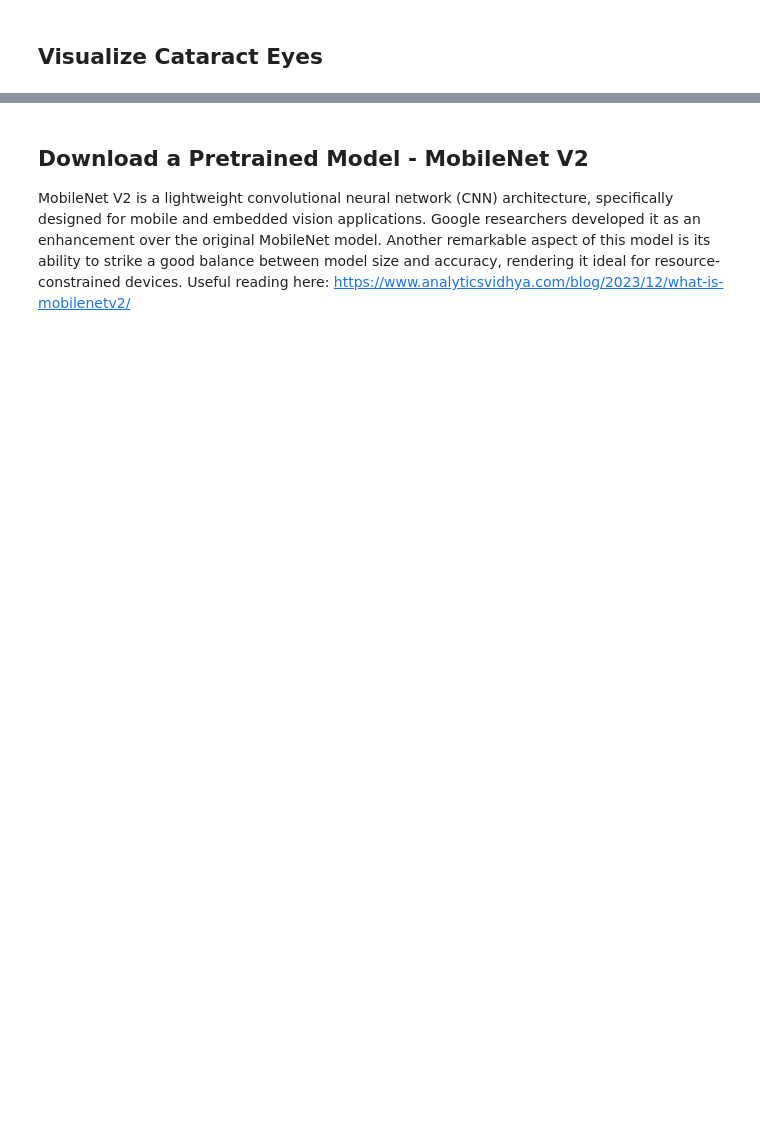
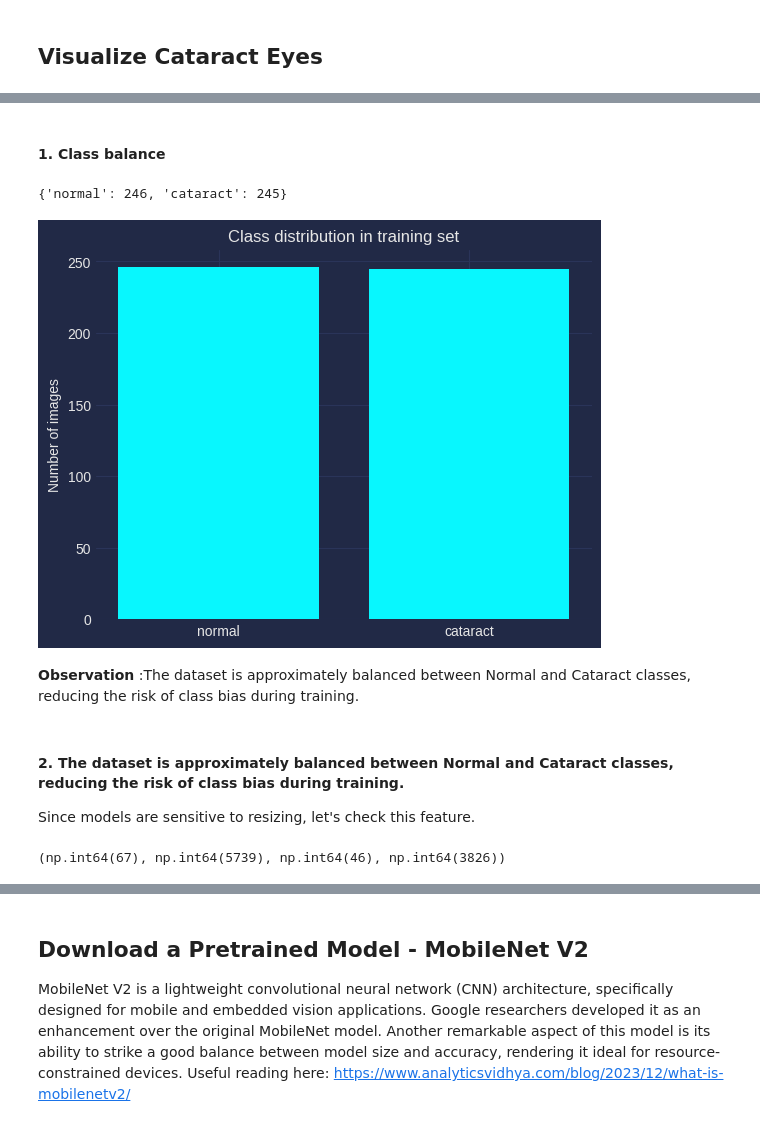
Before and after one commit to eadka/cataract_detection, a Jupyter notebook: notebooks/cataract-detection.ipynb, the cells around one changed output, grey strips where cells are left out. Cells and saved outputs as stored; diff of their text form; code cells hidden in the pictures; blank space fills up the shorter version.

```diff
--- a/notebooks/cataract-detection.ipynb
+++ b/notebooks/cataract-detection.ipynb
@@ -134,0 +173,36 @@ visualize_images(visualize_path, num_images=3)
+# %% [markdown]
+#### 1. Class balance
+# %%
+train_dir = "/kaggle/input/cataract-image-dataset/processed_images/train"
+
+classes = os.listdir(train_dir)
+counts = {cls: len(os.listdir(os.path.join(train_dir, cls))) for cls in classes}
+counts
+# %% [output]
+{'normal': 246, 'cataract': 245}
+# %%
+plt.bar(counts.keys(), counts.values())
+plt.title("Class distribution in training set")
+plt.ylabel("Number of images")
+plt.show()
+# %% [output]
+[figure, added]
+# %% [markdown]
+**Observation** :The dataset is approximately balanced between Normal and Cataract classes, reducing the risk of class bias during training.
+# %% [markdown]
+#### 2. The dataset is approximately balanced between Normal and Cataract classes, reducing the risk of class bias during training.
+Since models are sensitive to resizing, let's check this feature.
+# %%
+widths, heights = [], []
+
+for cls in classes:
+    folder = os.path.join(train_dir, cls)
+    for img_name in os.listdir(folder)[:100]:
+        img = Image.open(os.path.join(folder, img_name))
+        w, h = img.size
+        widths.append(w)
+        heights.append(h)
+
+np.min(widths), np.max(widths), np.min(heights), np.max(heights)
+# %% [output]
+(np.int64(67), np.int64(5739), np.int64(46), np.int64(3826))
```
Also changed, not shown: parts of 41 cells of this notebook.
